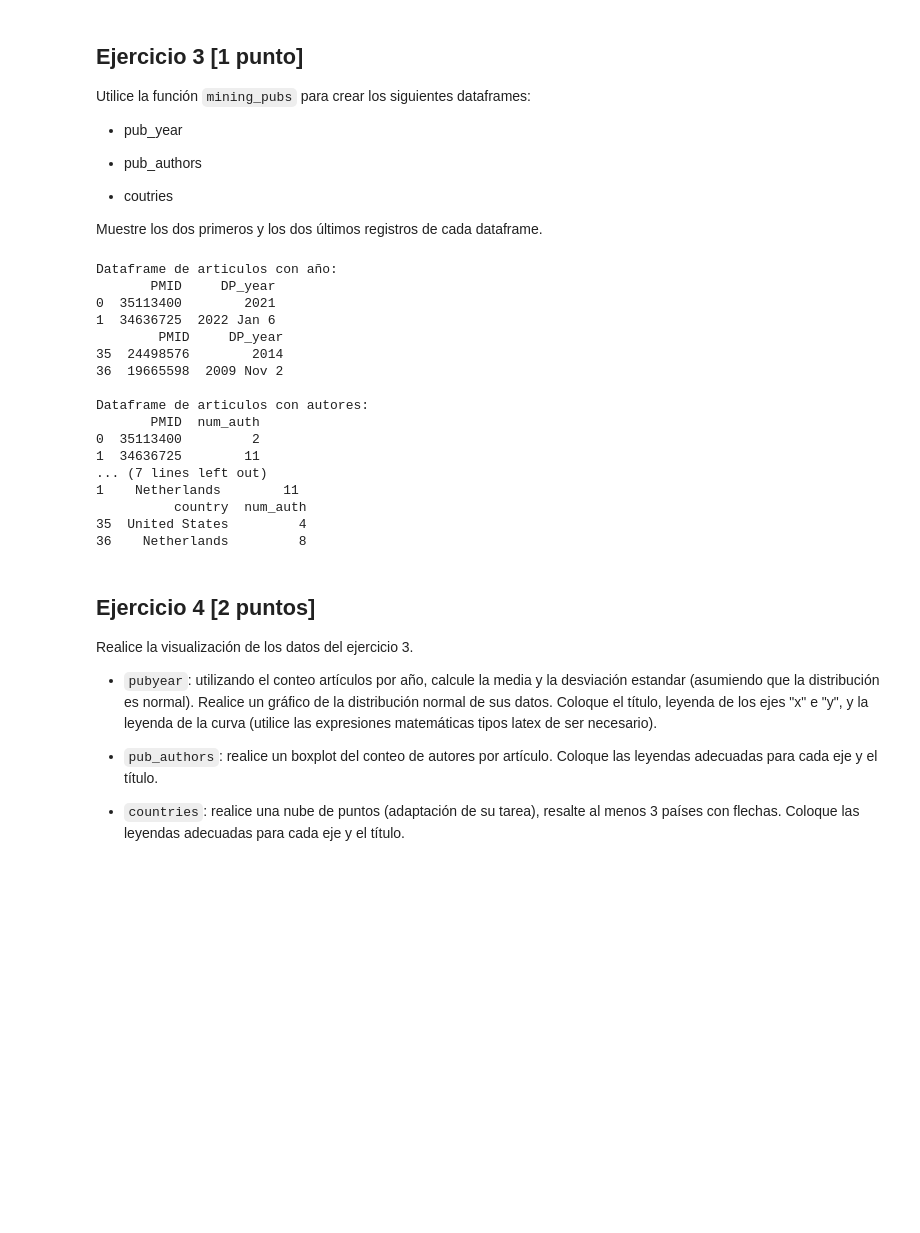
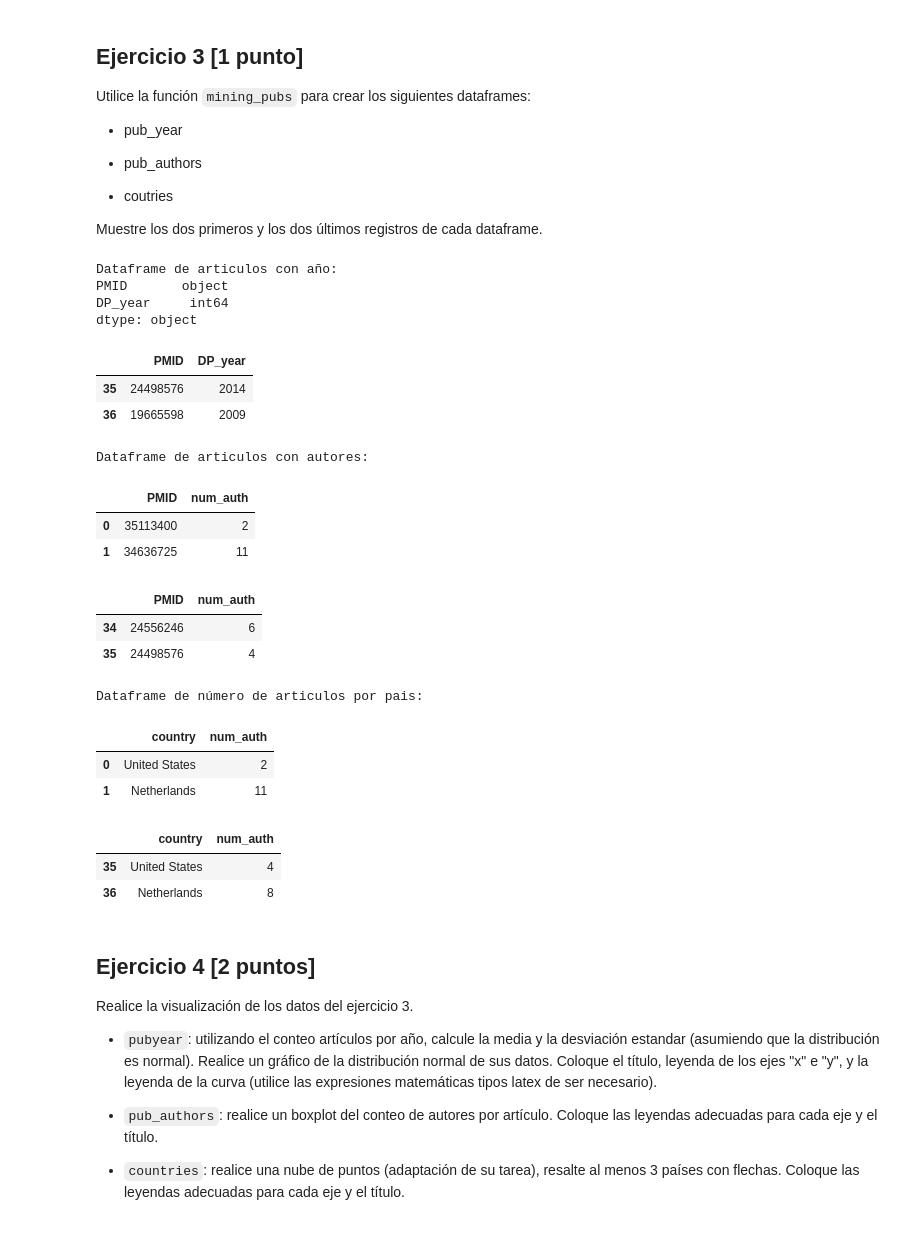
Before and after one commit to renatojobal/PruebaCatalina, a Jupyter notebook: 2021II_GBI6_ExamenParcialPython.ipynb, the cells around one changed output. Saved outputs shown, nothing was run; the diff lists cells and outputs as text; code cells hidden in the pictures; blank space fills up the shorter version.

```diff
--- a/2021II_GBI6_ExamenParcialPython.ipynb
+++ b/2021II_GBI6_ExamenParcialPython.ipynb
@@ -111,38 +108,42 @@ Muestre los dos primeros y los dos últimos registros de cada dataframe.
 # %%
 # Escriba aquí su código para el ejercicio 3
 
 print("Dataframe de articulos con año:")
 df_pub_year = msc.mining_pubs("DP")
-print(df_pub_year.head(2))
-print(df_pub_year.tail(2))
+print(df_pub_year.dtypes)
+display(df_pub_year.tail(2))
 
 print("\nDataframe de articulos con autores:")
 df_pub_authors = msc.mining_pubs("AU")
-print(df_pub_authors.head(2))
-print(df_pub_authors.tail(2))
+display(df_pub_authors.head(2))
+display(df_pub_authors.tail(2))
 
 print("\nDataframe de número de articulos por pais:")
 df_countries = msc.mining_pubs("AD")
-print(df_countries.head(2))
-print(df_countries.tail(2))
+display(df_countries.head(2))
+display(df_countries.tail(2))
 # %% [output]
 Dataframe de articulos con año:
-       PMID     DP_year
-0  35113400        2021
-1  34636725  2022 Jan 6
-        PMID     DP_year
-35  24498576        2014
-36  19665598  2009 Nov 2
-
-Dataframe de articulos con autores:
-       PMID  num_auth
-0  35113400         2
-1  34636725        11
-... (7 lines left out)
-1    Netherlands        11
-          country  num_auth
-35  United States         4
-36    Netherlands         8
+PMID       object
+DP_year     int64
+dtype: object
+|  | PMID | DP_year |
+| 35 | 24498576 | 2014 |
+| 36 | 19665598 | 2009 |
+Dataframe de articulos con autores:
+|  | PMID | num_auth |
+| 0 | 35113400 | 2 |
+| 1 | 34636725 | 11 |
+|  | PMID | num_auth |
+| 34 | 24556246 | 6 |
+| 35 | 24498576 | 4 |
+Dataframe de número de articulos por pais:
+|  | country | num_auth |
+| 0 | United States | 2 |
+| 1 | Netherlands | 11 |
+|  | country | num_auth |
+| 35 | United States | 4 |
+| 36 | Netherlands | 8 |
 # %% [markdown]
 ## Ejercicio 4 [2 puntos]
 
```
Also changed, not shown: parts of 3 cells of this notebook, 1 other file.
